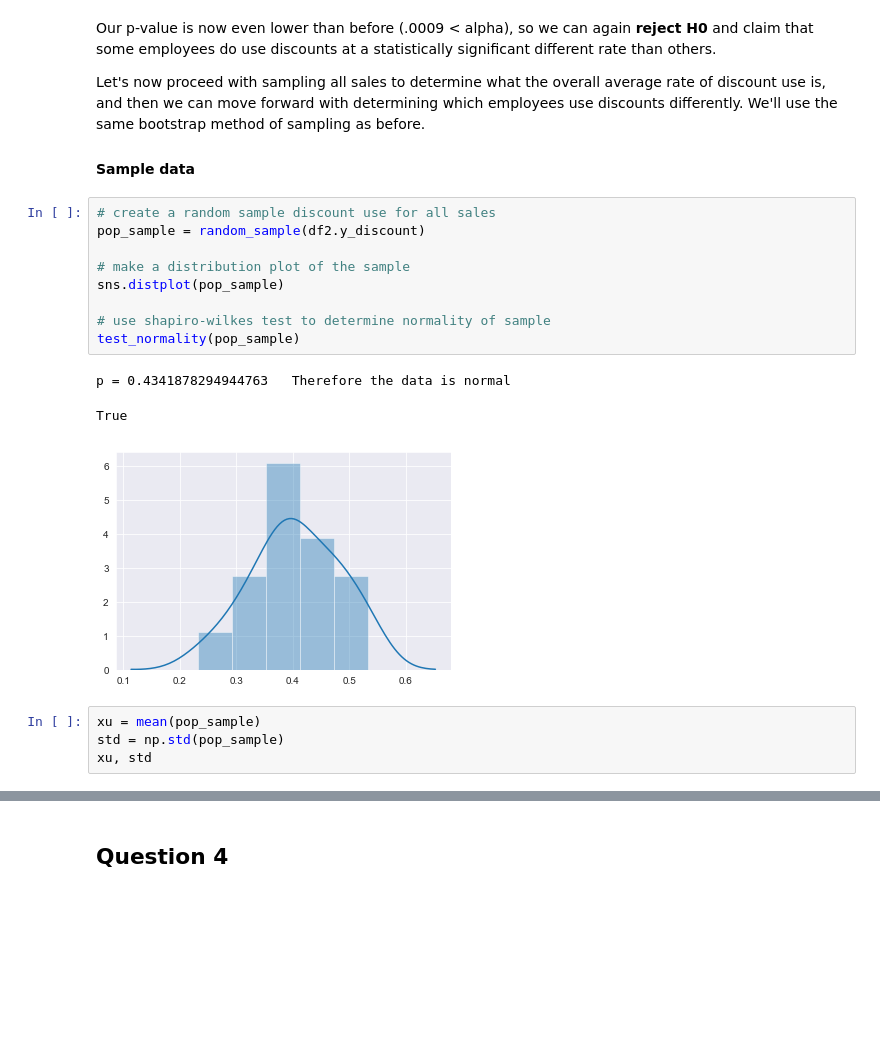
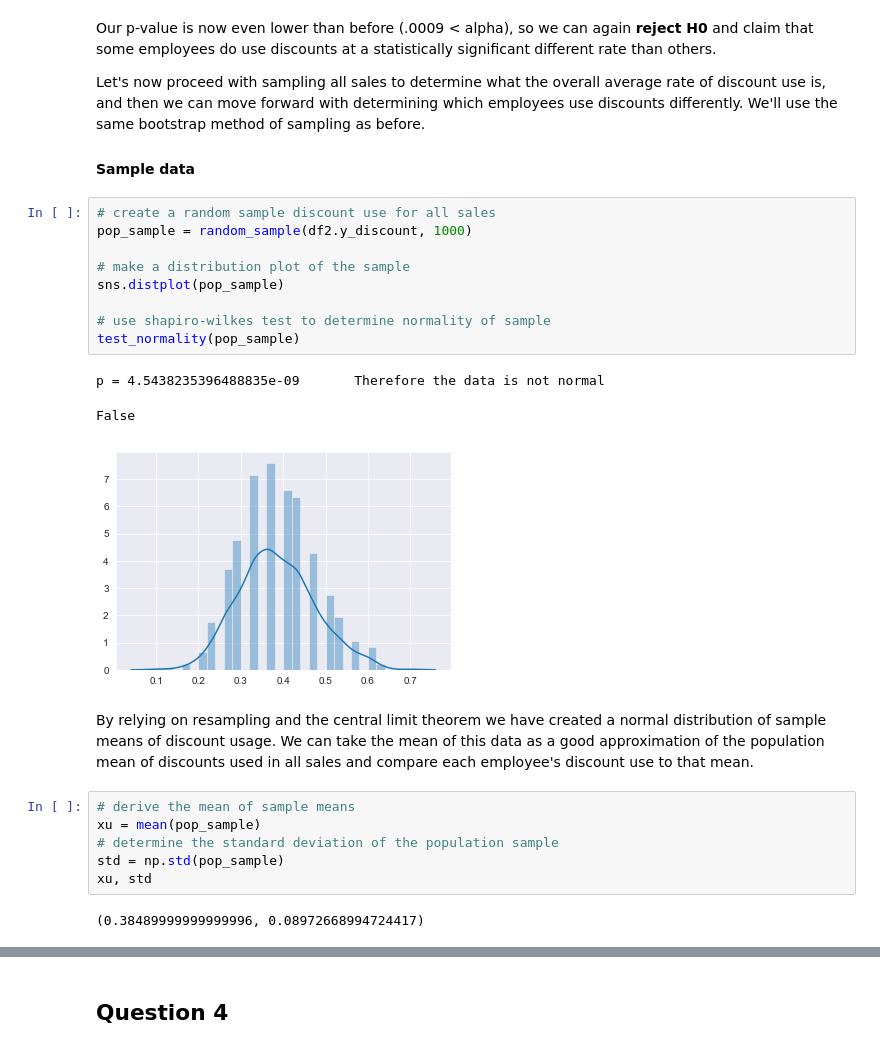
Before and after one commit to rab175/dsc-mod-3-project-online-ds-pt-071519, a Jupyter notebook: Mod3_Project.ipynb, the cells around one changed output, grey strips where cells are left out. Cells and saved outputs as stored; diff of their text form; blank space fills up the shorter version.

```diff
--- a/Mod3_Project.ipynb
+++ b/Mod3_Project.ipynb
@@ -834,18 +834,24 @@ Let's now proceed with sampling all sales to determine what the overall average
 #### Sample data
 # %%
 # create a random sample discount use for all sales
-pop_sample = random_sample(df2.y_discount)
+pop_sample = random_sample(df2.y_discount, 1000)
 
 # make a distribution plot of the sample
 sns.distplot(pop_sample)
 
 # use shapiro-wilkes test to determine normality of sample
 test_normality(pop_sample)
 # %% [output]
-p = 0.4341878294944763   Therefore the data is normal
+p = 4.5438235396488835e-09       Therefore the data is not normal
-True
+False
-[figure, old version]
+[figure, new version]
+# %% [markdown]
+By relying on resampling and the central limit theorem we have created a normal distribution of sample means of discount usage. We can take the mean of this data as a good approximation of the population mean of discounts used in all sales and compare each employee's discount use to that mean.
 # %%
+# derive the mean of sample means
 xu = mean(pop_sample)
+# determine the standard deviation of the population sample
 std = np.std(pop_sample)
 xu, std
+# %% [output]
+(0.38489999999999996, 0.08972668994724417)
```
Also changed, not shown: parts of 77 cells of this notebook.
